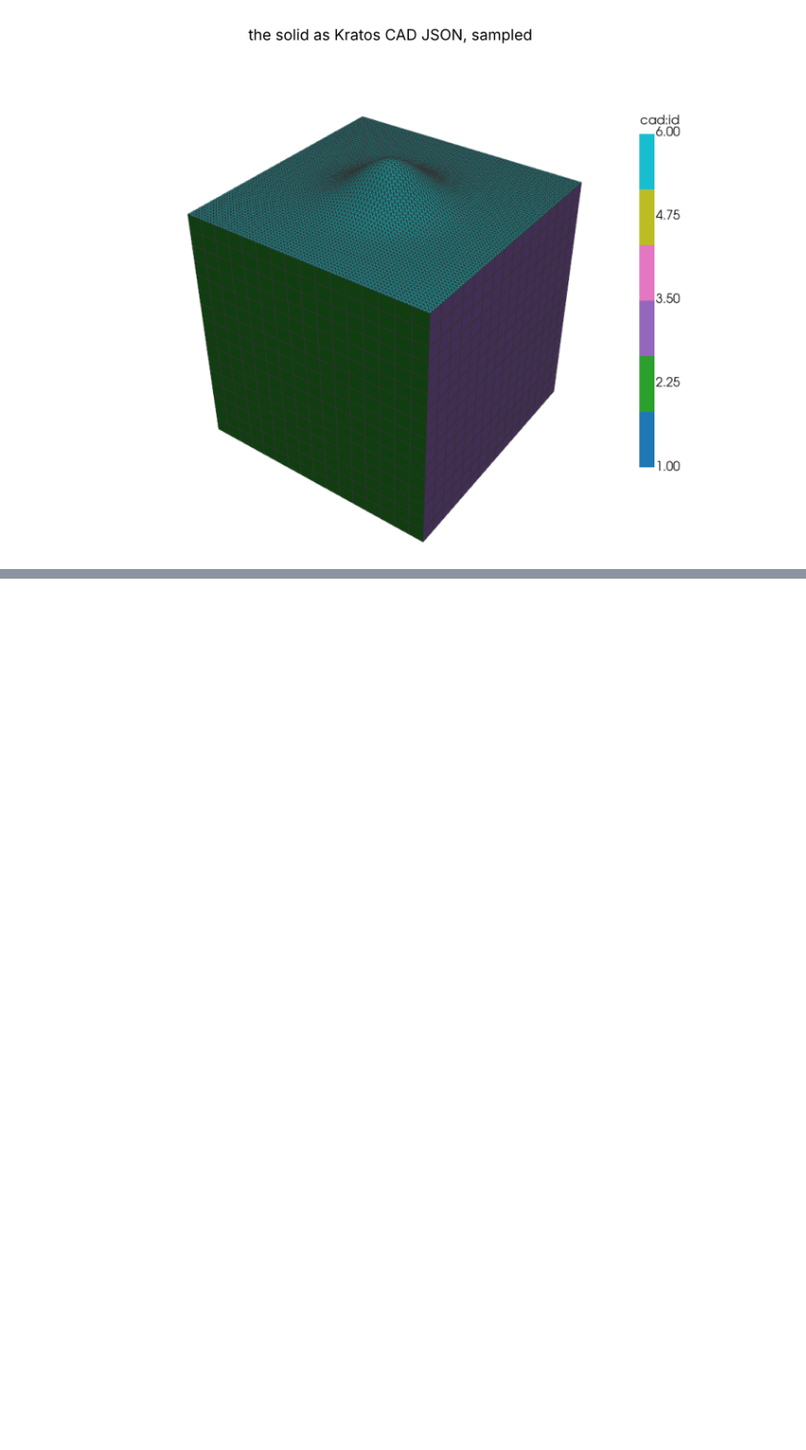
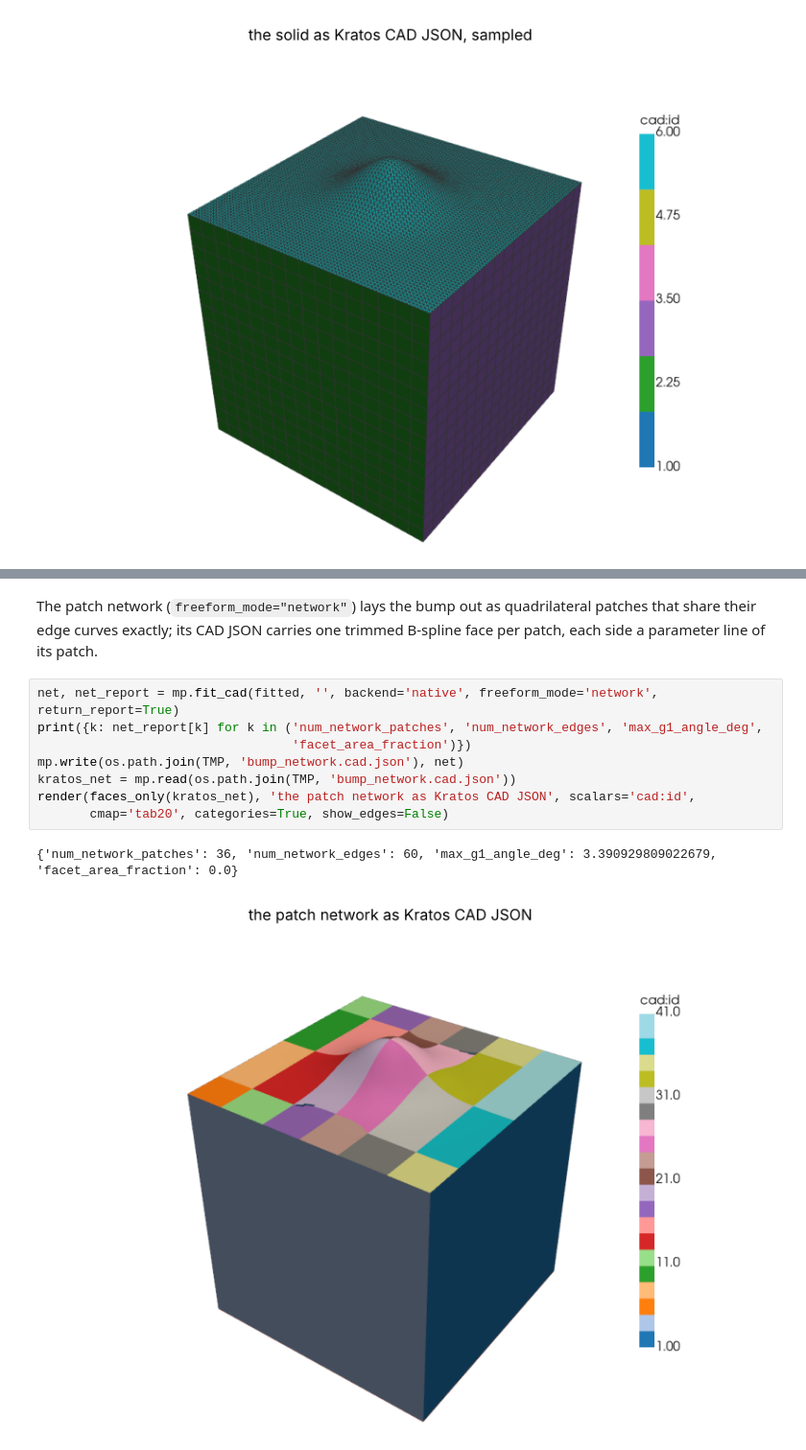
Before and after one commit to loumalouomega/meshioplusplus, a Jupyter notebook: example/python/35_kratos_iga_cad_json.ipynb, the cells around one changed output, grey strips where cells are left out. Shown at 96% size. Cells and saved outputs as stored; diff of their text form; blank space fills up the shorter version.

```diff
--- a/example/python/35_kratos_iga_cad_json.ipynb
+++ b/example/python/35_kratos_iga_cad_json.ipynb
@@ -308,0 +315,13 @@ read back by OpenCASCADE: 6 B-rep faces; as CAD JSON: 6 faces
+# %% [markdown]
+The patch network (`freeform_mode="network"`) lays the bump out as quadrilateral patches that share their edge curves exactly; its CAD JSON carries one trimmed B-spline face per patch, each side a parameter line of its patch.
+# %%
+net, net_report = mp.fit_cad(fitted, '', backend='native', freeform_mode='network', return_report=True)
+print({k: net_report[k] for k in ('num_network_patches', 'num_network_edges', 'max_g1_angle_deg',
+                                  'facet_area_fraction')})
+mp.write(os.path.join(TMP, 'bump_network.cad.json'), net)
+kratos_net = mp.read(os.path.join(TMP, 'bump_network.cad.json'))
+render(faces_only(kratos_net), 'the patch network as Kratos CAD JSON', scalars='cad:id',
+       cmap='tab20', categories=True, show_edges=False)
+# %% [output]
+{'num_network_patches': 36, 'num_network_edges': 60, 'max_g1_angle_deg': 3.390929809022679, 'facet_area_fraction': 0.0}
+[figure, added]
```
Also changed, not shown: parts of 2 cells of this notebook, 5 other files.
